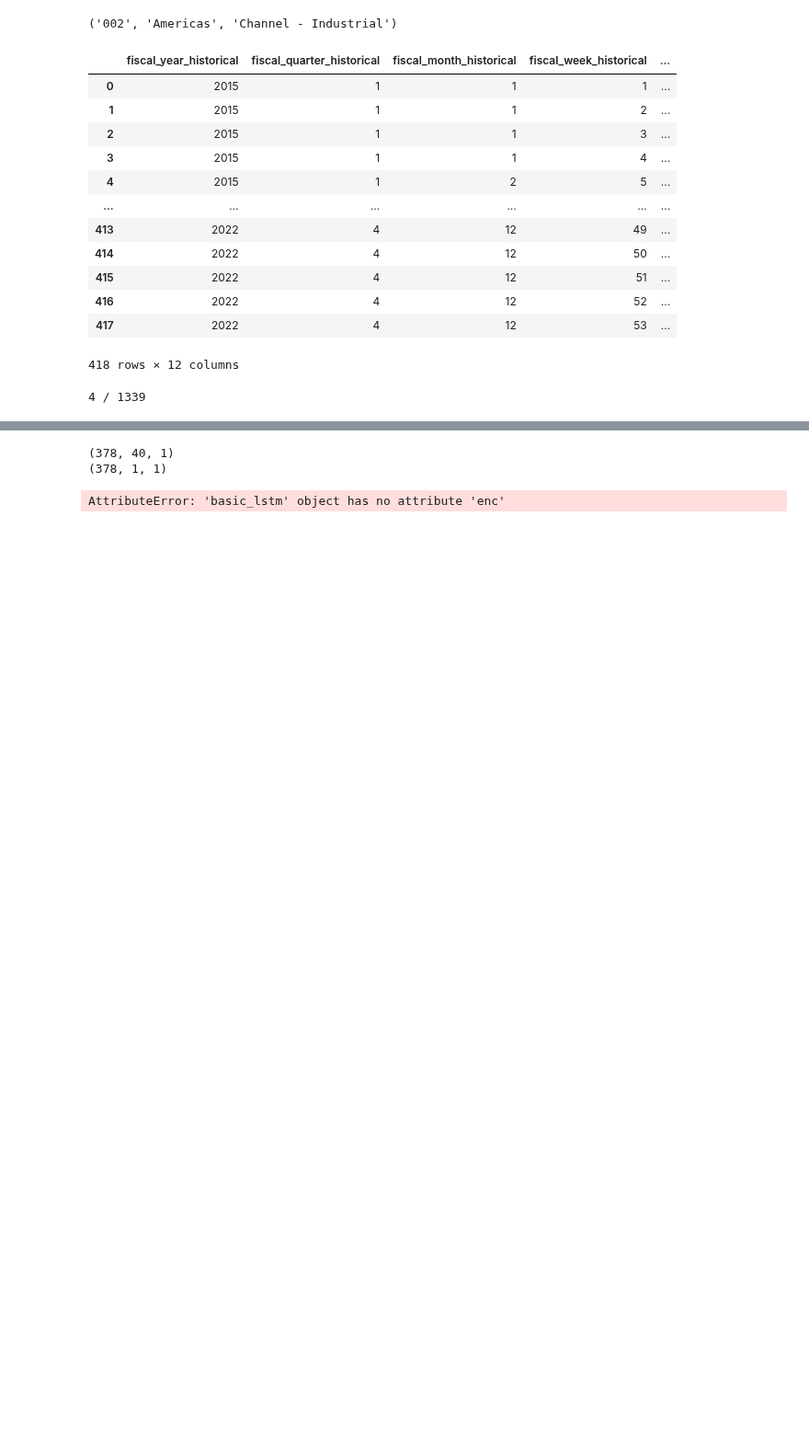
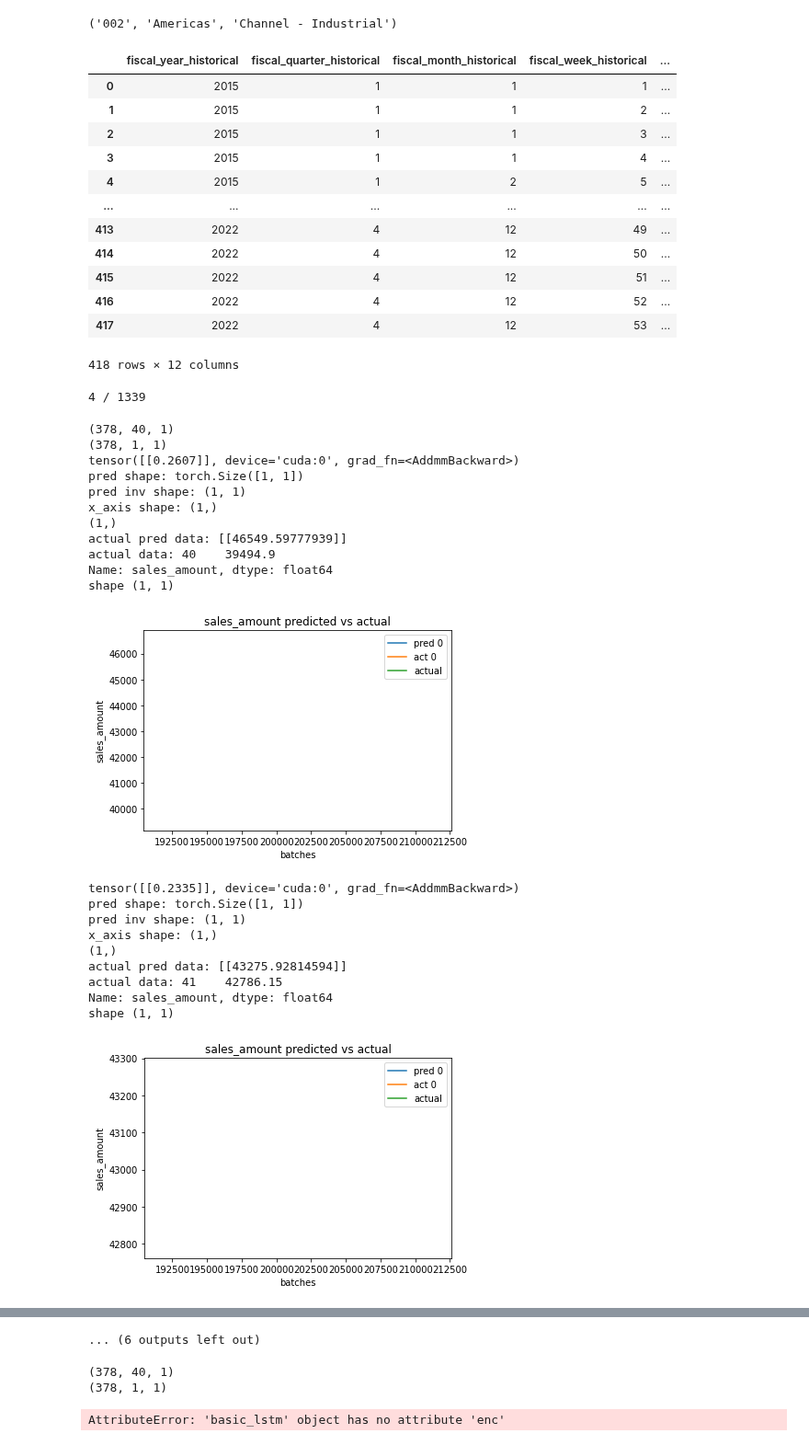
Before and after one commit to Abuynits/TE_Connect, a Jupyter notebook: sales_forcasting.ipynb, the cells around one changed output, grey strips where cells are left out. Shown at 92% size. Cells and saved outputs as stored; diff of their text form; code cells hidden in the pictures; blank space fills up the shorter version.

```diff
--- a/sales_forcasting.ipynb
+++ b/sales_forcasting.ipynb
@@ -869,7 +869,7 @@ plt.show()
 # %% [output]
 [figure]
 # %%
-def predict_tensor(model: basic_lstm, inp_tensor, target_len: int):
+def predict_tensor_seq_to_seq(model: seq2seq_lstm, inp_tensor, target_len: int):
     """predicts the output for a specific input
 
     Args:
@@ -916,3 +916,75 @@ reg_data, transformed_data, transformations = transform_norm_rem_out(
 | 417 | 2022 | 4 | 12 | 53 | ... |
 418 rows × 12 columns
 4 / 1339
+# %%
+for key, val in enumerate(transformed_data):
+    # print(val)
+    x, y = prep_data(
+        transformed_data[val], Data_Prep.lookback, Data_Prep.predict, Data_Prep.input_data_cols, Data_Prep.output_data_cols)
+    print(x.shape)
+    print(y.shape)
+    index_graphing = 0
+    for i in range(len(x)):
+        x_axis = np.array(
+            transformed_data[val]["year_week_ordered"][i+len(x[1]):i+len(x[1])+Data_Prep.predict])
+        model_inp = torch.from_numpy(x[i]).float().to(Model_Info.device)
+        #print(model_inp.shape)
+        if model_name == "basic_lstm":
+            pred = model(model_inp[None, :])
+        else:
+            pred = predict_tensor_seq_to_seq(model, model_inp, Data_Prep.predict)
+        print(pred)
+        print("pred shape:", pred.shape)
+        pred_inv_t = transformations[val].inverse_transform(pred.detach().cpu())
+        print("pred inv shape:", pred_inv_t.shape)
+        print("x_axis shape:", x_axis.shape)
+        actual_in_t = reg_data[val]["sales_amount"][i +
+                                                    len(x[1]):i+len(x[1])+Data_Prep.predict]
+        print(actual_in_t.shape)
+        print("actual pred data:",pred_inv_t)
+        print("actual data:", actual_in_t)
+        plt.plot(x_axis, pred_inv_t.T[0], label="pred 0")
+        print("shape", y[i].shape)
+        plt.plot(x_axis, transformations[val].inverse_transform(
+            y[i]).T[0], label="act 0")
+        # plt.plot(x_axis,pred_inv_t.T[1],label="pred 1")
+        # plt.plot(x_axis,transformations[val].inverse_transform(y[i]).T[1],label = "act 1")
+        # plt.plot(x_axis,pred_inv_t.T[2],label="pred 2")
+        # plt.plot(x_axis,transformations[val].inverse_transform(y[i]).T[2],label = "act 2")
+
+        plt.plot(x_axis, actual_in_t, label="actual")
+        if i == 2:
+            print("BREAKING")
+            break
+        plt.legend()
+        plt.title(f"{input_data_cols[index_graphing]} predicted vs actual")
+        plt.ylabel(input_data_cols[index_graphing])
+        plt.xlabel("batches")
+        plt.show()
+
+    # print(x.shape)
+    # print(y.shape)
+    # print(transformations[val])
+# %% [output]
+(378, 40, 1)
+(378, 1, 1)
+tensor([[0.2607]], device='cuda:0', grad_fn=<AddmmBackward>)
+pred shape: torch.Size([1, 1])
+pred inv shape: (1, 1)
+x_axis shape: (1,)
+(1,)
+actual pred data: [[46549.59777939]]
+actual data: 40    39494.9
+Name: sales_amount, dtype: float64
+shape (1, 1)
+[figure, added]
+tensor([[0.2335]], device='cuda:0', grad_fn=<AddmmBackward>)
+pred shape: torch.Size([1, 1])
+pred inv shape: (1, 1)
+x_axis shape: (1,)
+(1,)
+actual pred data: [[43275.92814594]]
+actual data: 41    42786.15
+Name: sales_amount, dtype: float64
+shape (1, 1)
+[figure, added]
@@ -919,3 +1047,4 @@ reg_data, transformed_data, transformations = transform_norm_rem_out(
+... (6 outputs left out)
 # %%
 for key, val in enumerate(transformed_data):
     # print(val)
```
Also changed, not shown: parts of 1 cell of this notebook.
